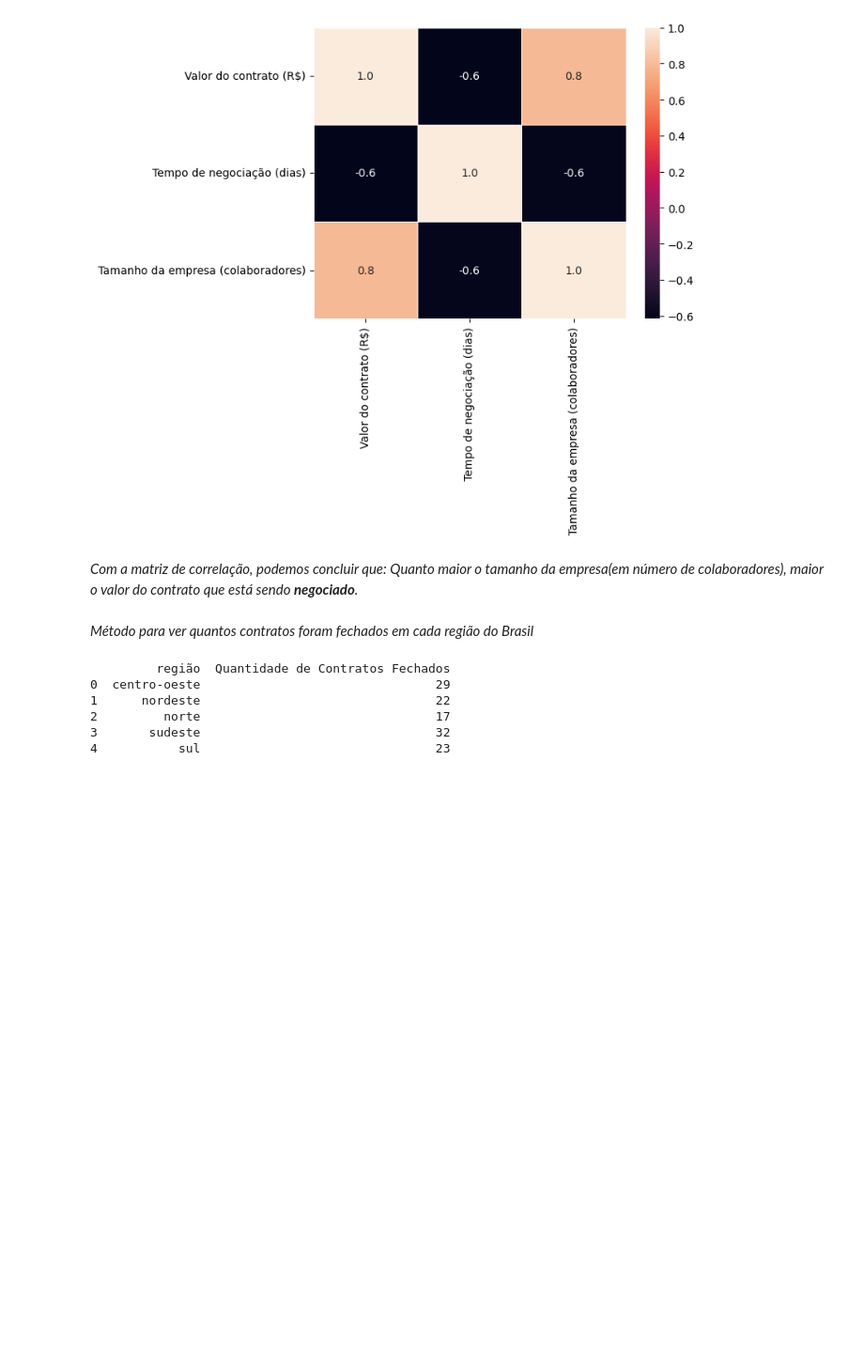
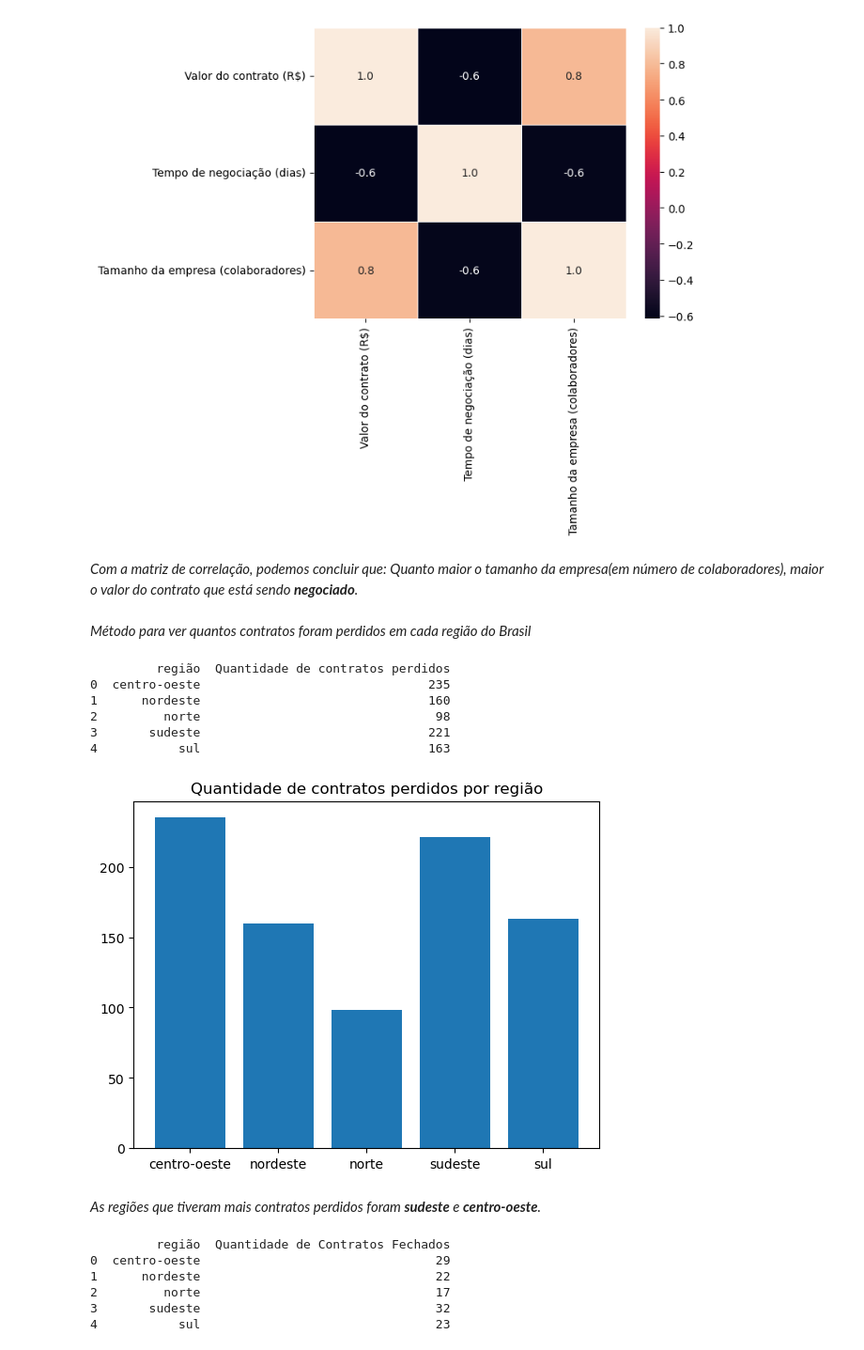
Before and after one commit to anthonyamrm/companies_analysis, a Jupyter notebook: analysis.ipynb, the cells around one changed output. Shown at 94% size. Saved outputs shown, nothing was run; the diff lists cells and outputs as text; code cells hidden in the pictures; blank space fills up the shorter version.

```diff
--- a/analysis.ipynb
+++ b/analysis.ipynb
@@ -124,7 +124,26 @@ plot
 # %% [markdown]
 *Com a matriz de correlação, podemos concluir que: Quanto maior o tamanho da empresa(em número de colaboradores), maior o valor do contrato que está sendo **negociado**.*
 # %% [markdown]
-*Método para ver quantos contratos foram fechados em cada região do Brasil*
+*Método para ver quantos contratos foram perdidos em cada região do Brasil*
+# %%
+contratos_perdidos = df[df["Resultado da negociação"] == "Contrato perdido"]
+contratos_perdido_por_regiao = contratos_perdidos.groupby("região").size().reset_index(name="Quantidade de contratos perdidos")
+print(contratos_perdido_por_regiao)
+# %% [output]
+         região  Quantidade de contratos perdidos
+0  centro-oeste                               235
+1      nordeste                               160
+2         norte                                98
+3       sudeste                               221
+4           sul                               163
+# %%
+plt.bar(contratos_perdido_por_regiao['região'], height = contratos_perdido_por_regiao['Quantidade de contratos perdidos'])
+plt.title('Quantidade de contratos perdidos por região')
+plt.show()
+# %% [output]
+[figure, added]
+# %% [markdown]
+*As regiões que tiveram mais contratos perdidos foram **sudeste** e **centro-oeste**.*
 # %%
 contratos_fechados = df[df["Resultado da negociação"] == "Contrato fechado"]
 contratos_por_regiao = contratos_fechados.groupby("região").size().reset_index(name="Quantidade de Contratos Fechados")
```
Also changed, not shown: parts of 2 cells of this notebook, 1 other file.
